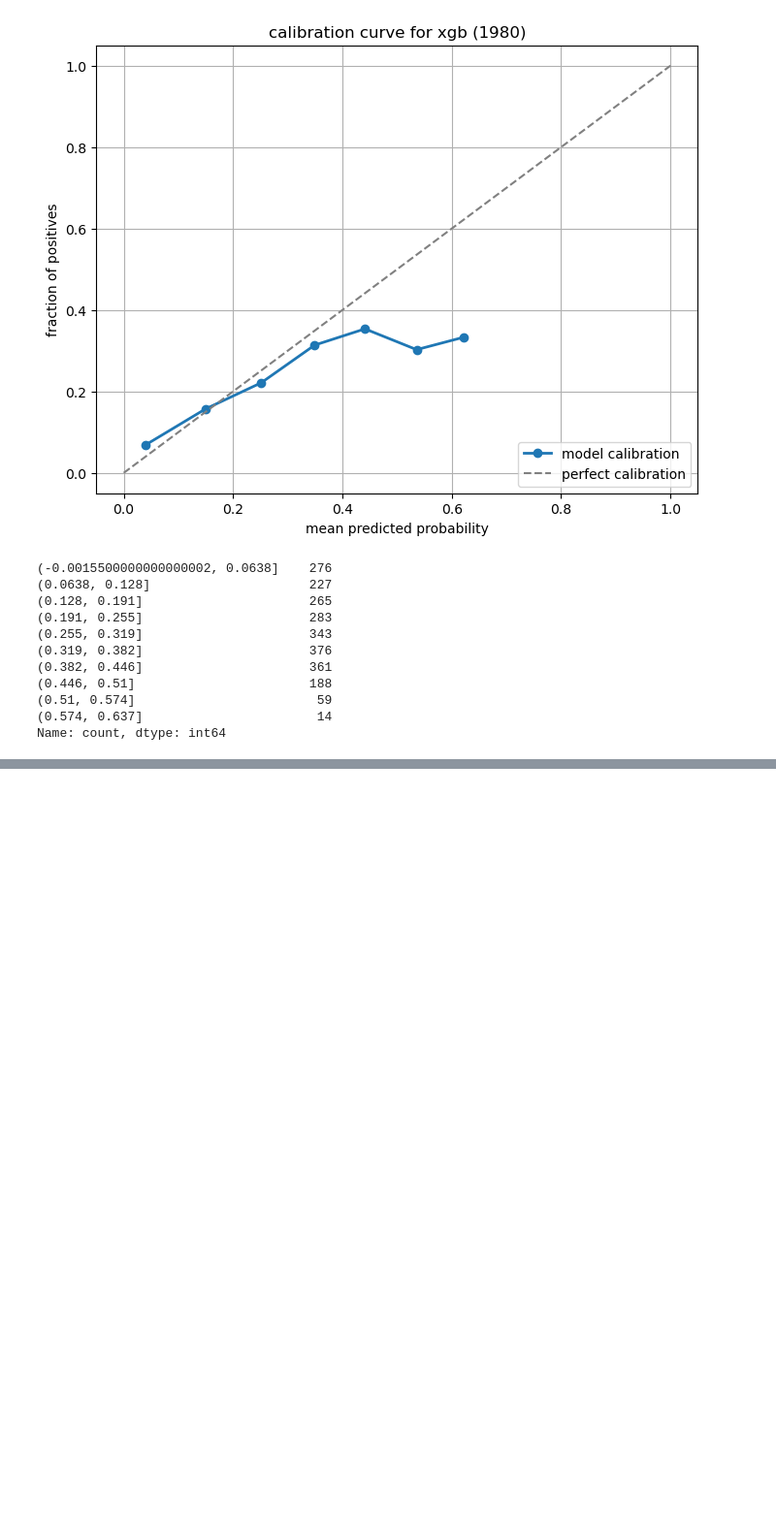
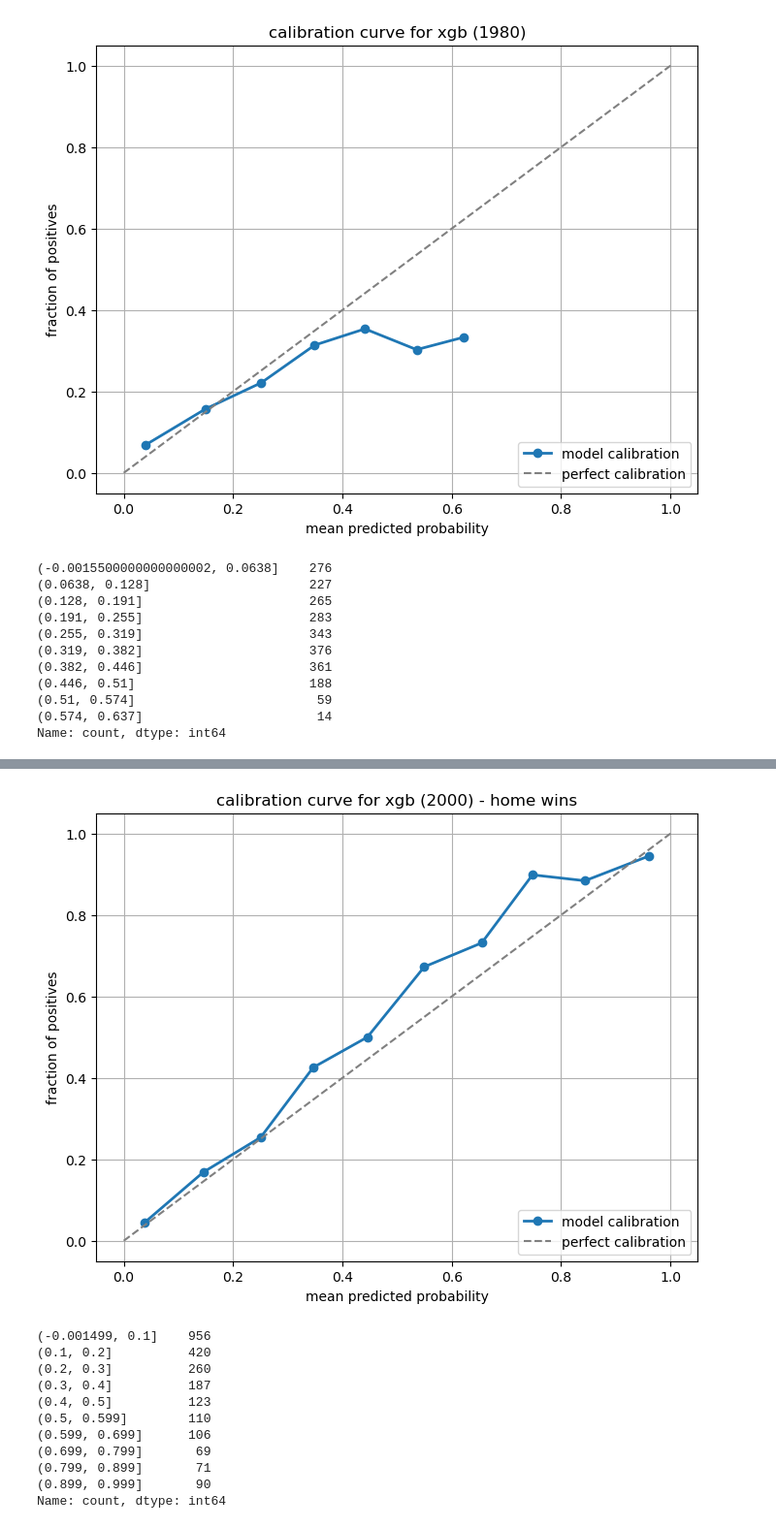
Before and after one commit to jlnsmith2001/world_cup_prediction_platform, a Jupyter notebook: notebooks/model_training_07.ipynb, the cells around one changed output, grey strips where cells are left out. Shown at 97% size. Drawn from its saved outputs; the diff is of its cells as text; code cells hidden in the pictures; blank space fills up the shorter version.

```diff
--- a/notebooks/model_training_07.ipynb
+++ b/notebooks/model_training_07.ipynb
@@ -1044,3 +1183,29 @@ best hyper-parameters for 2000 xgb:  {'learning_rate': np.float64(0.127318182271
 # %%
 binary_train_1980 = (encoded_train_1980 == 1).astype(int)
 binary_train_2000 = (encoded_train_2000 == 1).astype(int)
+
+result_series_1980 = encoded_val_1980.copy()
+binary_series_1980 = (result_series_1980 == 1).astype(int)
+
+prob_test_1980 = test_model.predict_proba(X_val_1980)
+draw_probability_test = prob_test_1980[:, 1]
+
+probs_xgb_1980 = xgb_1980.predict_proba(X_val_1980)
+draw_probability_1980 = probs_xgb_1980[:, 1]
+
+result_series_2000 = encoded_val_2000.copy()
+
+probs_xgb_2000 = xgb_2000.predict_proba(X_val_2000)
+hwin_probability_2000 = probs_xgb_2000[:, 0]
+awin_probability_2000 = probs_xgb_2000[:, 2]
+draw_probability_2000 = probs_xgb_2000[:, 1]
+
+binary_series_2000 = (result_series_2000 == 1).astype(int)
+binary_series_2000_hwin = (result_series_2000 == 0).astype(int)
+binary_series_2000_awin = (result_series_2000 == 2).astype(int)
+
+prior_1980 = np.mean(binary_train_1980)
+prior_2000 = np.mean(binary_train_2000)
+
+y_prob_naive_1980 = np.full_like(y_val_1980, prior_1980, dtype = float)
+y_prob_naive_2000 = np.full_like(y_val_2000, prior_2000, dtype = float)
@@ -1314,3 +1465,33 @@ print(bins_count)
 (0.573, 0.645]          11
 (0.645, 0.716]           5
 Name: count, dtype: int64
+# %%
+hwin_true_xgb_2000, hwin_pred_xgb_2000 = calibration_curve(binary_series_2000_hwin, hwin_probability_2000, n_bins = 10, strategy = "uniform")
+plt.figure(figsize=(8,6))
+plt.plot(hwin_pred_xgb_2000, hwin_true_xgb_2000, marker = "o", linewidth=2, label = "model calibration")
+plt.plot([0, 1], [0,1], linestyle = "--", color = "gray", label = "perfect calibration")
+plt.xlabel("mean predicted probability")
+plt.ylabel("fraction of positives")
+plt.title("calibration curve for xgb (2000) - home wins" )
+plt.legend(loc = "lower right")
+plt.grid(True)
+plt.show()
+
+
+vals = pd.cut(hwin_probability_2000, bins=10, include_lowest = True )
+bins_count = vals.value_counts().sort_index()
+
+print(bins_count)
+# %% [output]
+[figure, added]
+(-0.001499, 0.1]    956
+(0.1, 0.2]          420
+(0.2, 0.3]          260
+(0.3, 0.4]          187
+(0.4, 0.5]          123
+(0.5, 0.599]        110
+(0.599, 0.699]      106
+(0.699, 0.799]       69
+(0.799, 0.899]       71
+(0.899, 0.999]       90
+Name: count, dtype: int64
```
Also changed, not shown: parts of 20 cells of this notebook.
